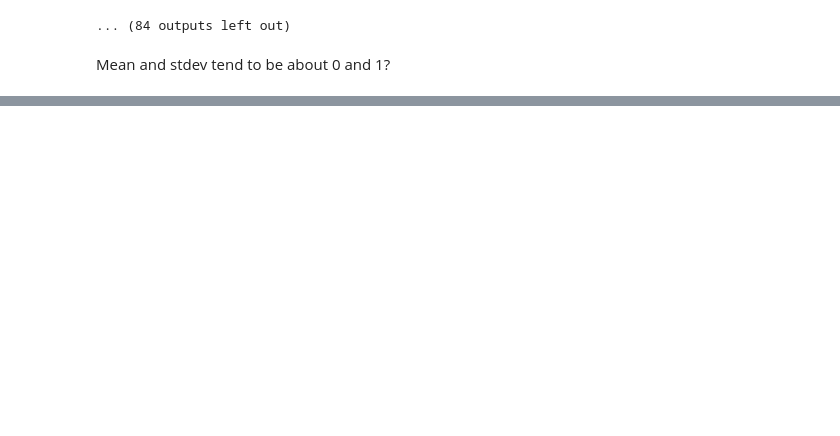
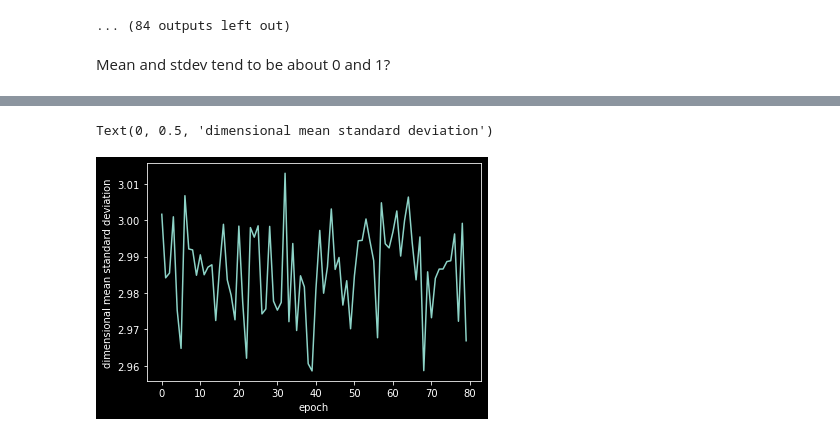
Before and after one commit to soCromp/generative-models, a Jupyter notebook: dists.ipynb, the cells around one changed output, grey strips where cells are left out. Cells and saved outputs as stored; diff of their text form; code cells hidden in the pictures; blank space fills up the shorter version.

```diff
--- a/dists.ipynb
+++ b/dists.ipynb
@@ -219,0 +278,7 @@ Ideas
+# %%
+plt.plot(range(len(edsd)), edsd)
+plt.xlabel("epoch")
+plt.ylabel("dimensional mean standard deviation")
+# %% [output]
+Text(0, 0.5, 'dimensional mean standard deviation')
+[figure, added]
```
Also changed, not shown: parts of 29 cells of this notebook, 2 other files.
